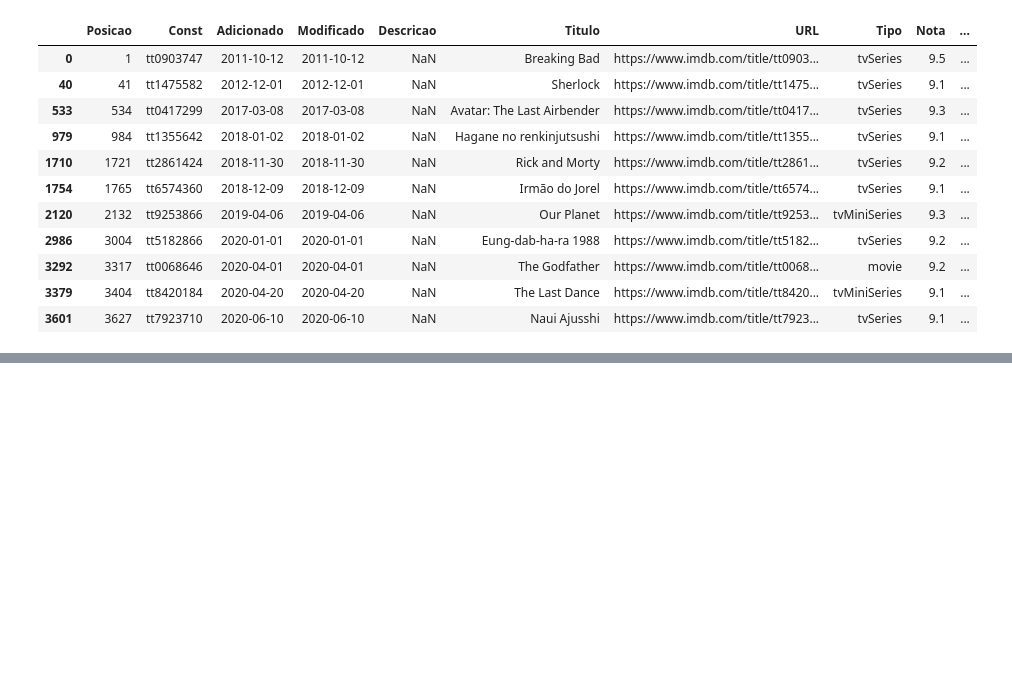
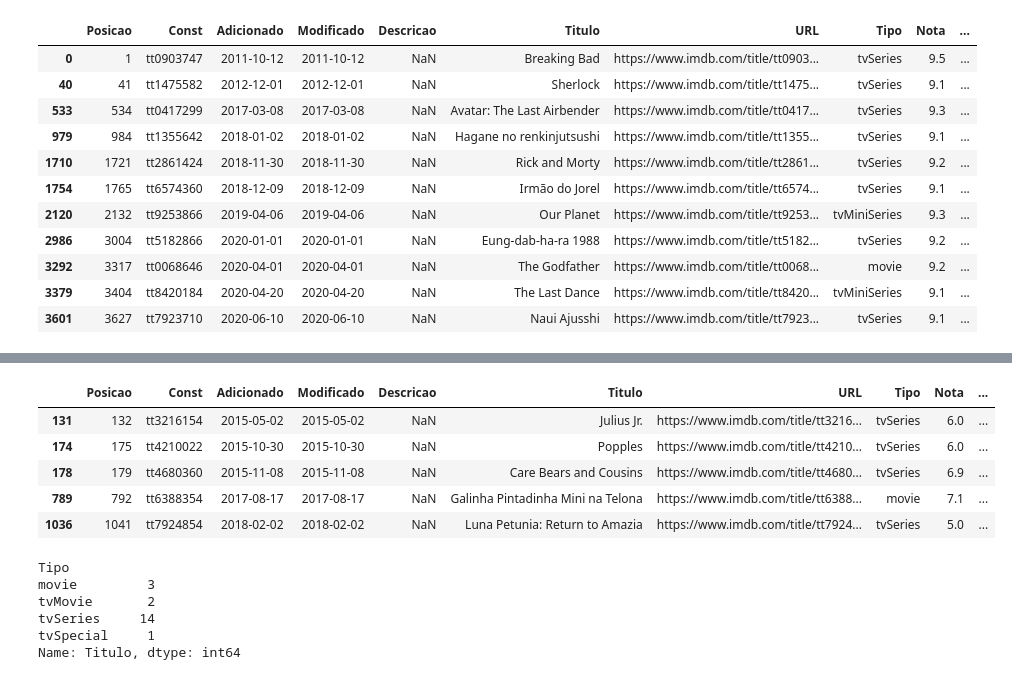
Before and after one commit to Shuruder/Project-Data-Analisys-Pandas, a Jupyter notebook: hello.ipynb, the cells around one changed output, grey strips where cells are left out. Cells and saved outputs as stored; diff of their text form; code cells hidden in the pictures; blank space fills up the shorter version.

```diff
--- a/hello.ipynb
+++ b/hello.ipynb
@@ -21,0 +79,20 @@ data[data.Nota > 9]
+# %%
+#loc usado para filtrar
+Animacao = data.loc[data["Genres"] == "Animation"]
+Animacao.head()
+# %% [output]
+|  | Posicao | Const | Adicionado | Modificado | Descricao | Titulo | URL | Tipo | Nota | ... |
+| 131 | 132 | tt3216154 | 2015-05-02 | 2015-05-02 | NaN | Julius Jr. | https://www.imdb.com/title/tt3216... | tvSeries | 6.0 | ... |
+| 174 | 175 | tt4210022 | 2015-10-30 | 2015-10-30 | NaN | Popples | https://www.imdb.com/title/tt4210... | tvSeries | 6.0 | ... |
+| 178 | 179 | tt4680360 | 2015-11-08 | 2015-11-08 | NaN | Care Bears and Cousins | https://www.imdb.com/title/tt4680... | tvSeries | 6.9 | ... |
+| 789 | 792 | tt6388354 | 2017-08-17 | 2017-08-17 | NaN | Galinha Pintadinha Mini na Telona | https://www.imdb.com/title/tt6388... | movie | 7.1 | ... |
+| 1036 | 1041 | tt7924854 | 2018-02-02 | 2018-02-02 | NaN | Luna Petunia: Return to Amazia | https://www.imdb.com/title/tt7924... | tvSeries | 5.0 | ... |
+# %%
+Animacao.groupby("Tipo")["Titulo"].nunique()
+# %% [output]
+Tipo
+movie         3
+tvMovie       2
+tvSeries     14
+tvSpecial     1
+Name: Titulo, dtype: int64
```
Also changed, not shown: parts of 5 cells of this notebook.
